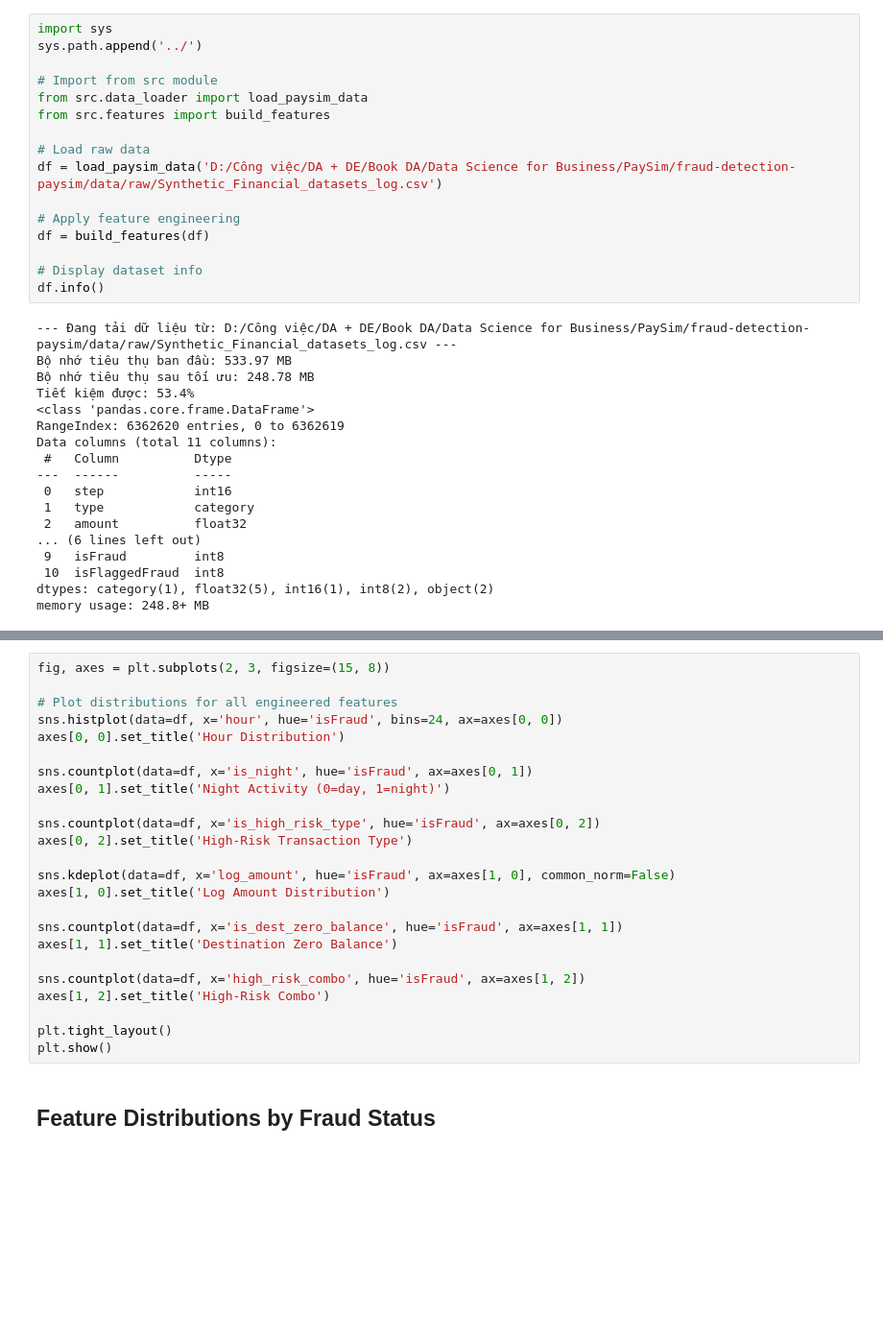
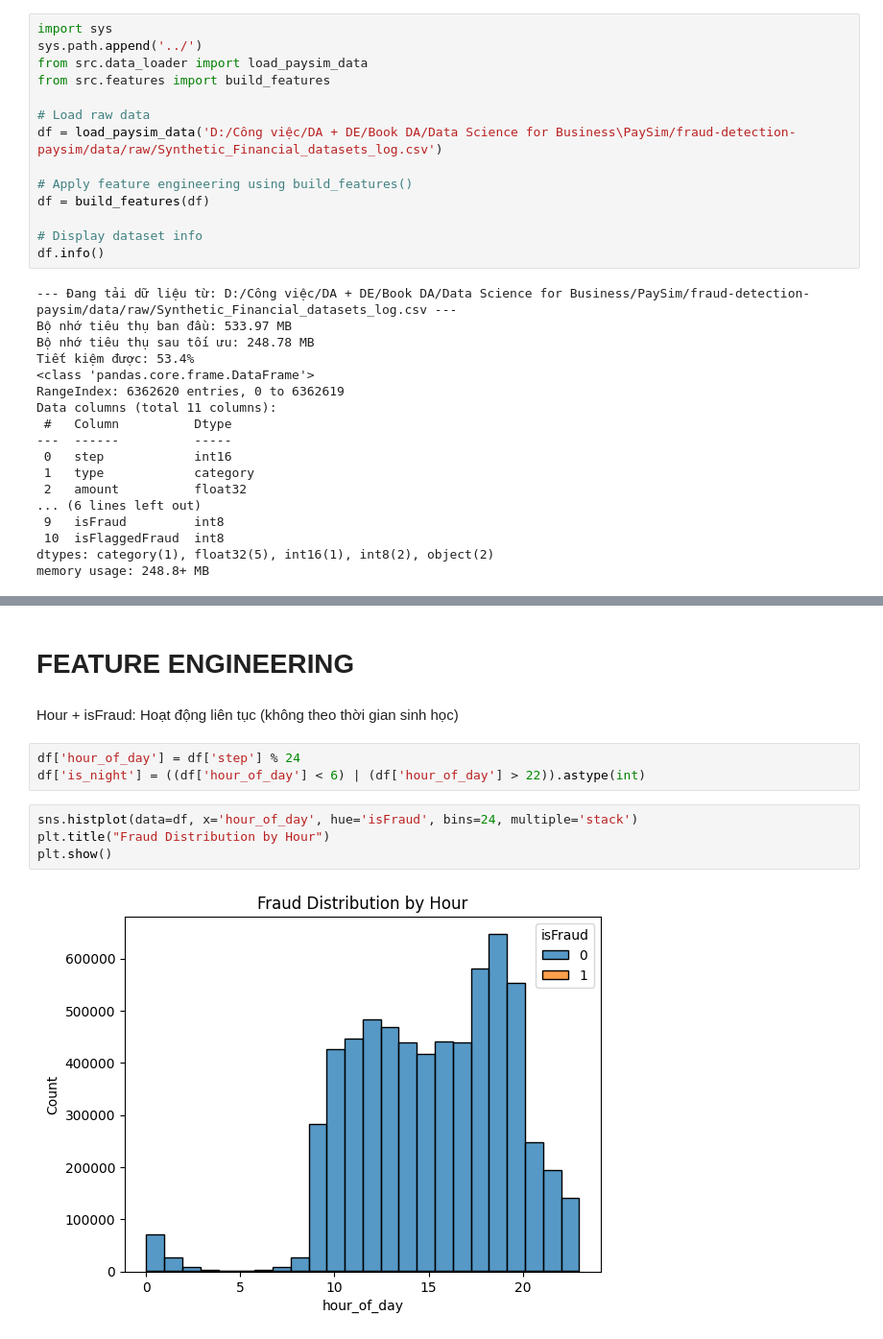
Before and after one commit to huudang-de/fraud-detection-paysim, a Jupyter notebook: notebooks/02_features_engineer.ipynb, the cells around one changed output, grey strips where cells are left out. Shown at 96% size. Saved outputs shown, nothing was run; the diff lists cells and outputs as text; blank space fills up the shorter version.

```diff
--- a/notebooks/02_features_engineer.ipynb
+++ b/notebooks/02_features_engineer.ipynb
@@ -9,15 +9,13 @@ import matplotlib.pyplot as plt
 # %%
 import sys
 sys.path.append('../')
-
-# Import from src module
 from src.data_loader import load_paysim_data
 from src.features import build_features
 
 # Load raw data
-df = load_paysim_data('D:/Công việc/DA + DE/Book DA/Data Science for Business/PaySim/fraud-detection-paysim/data/raw/Synthetic_Financial_datasets_log.csv')
+df = load_paysim_data('D:/Công việc/DA + DE/Book DA/Data Science for Business\PaySim/fraud-detection-paysim/data/raw/Synthetic_Financial_datasets_log.csv')
 
-# Apply feature engineering
+# Apply feature engineering using build_features()
 df = build_features(df)
 
 # Display dataset info
@@ -54,26 +41,13 @@ plt.show()
-# %%
-fig, axes = plt.subplots(2, 3, figsize=(15, 8))
-
-# Plot distributions for all engineered features
-sns.histplot(data=df, x='hour', hue='isFraud', bins=24, ax=axes[0, 0])
-axes[0, 0].set_title('Hour Distribution')
-
-sns.countplot(data=df, x='is_night', hue='isFraud', ax=axes[0, 1])
-axes[0, 1].set_title('Night Activity (0=day, 1=night)')
-
-sns.countplot(data=df, x='is_high_risk_type', hue='isFraud', ax=axes[0, 2])
-axes[0, 2].set_title('High-Risk Transaction Type')
-
-sns.kdeplot(data=df, x='log_amount', hue='isFraud', ax=axes[1, 0], common_norm=False)
-axes[1, 0].set_title('Log Amount Distribution')
-
-sns.countplot(data=df, x='is_dest_zero_balance', hue='isFraud', ax=axes[1, 1])
-axes[1, 1].set_title('Destination Zero Balance')
-
-sns.countplot(data=df, x='high_risk_combo', hue='isFraud', ax=axes[1, 2])
-axes[1, 2].set_title('High-Risk Combo')
-
-plt.tight_layout()
-plt.show()
-# %% [markdown]
-## Feature Distributions by Fraud Status
+# %% [markdown]
+# FEATURE ENGINEERING
+# %% [markdown]
+Hour + isFraud: Hoạt động liên tục (không theo thời gian sinh học)
+# %%
+df['hour_of_day'] = df['step'] % 24
+df['is_night'] = ((df['hour_of_day'] < 6) | (df['hour_of_day'] > 22)).astype(int)
+# %%
+sns.histplot(data=df, x='hour_of_day', hue='isFraud', bins=24, multiple='stack')
+plt.title("Fraud Distribution by Hour")
+plt.show()
+# %% [output]
+[figure, added]
```
Also changed, not shown: parts of 21 cells of this notebook.
